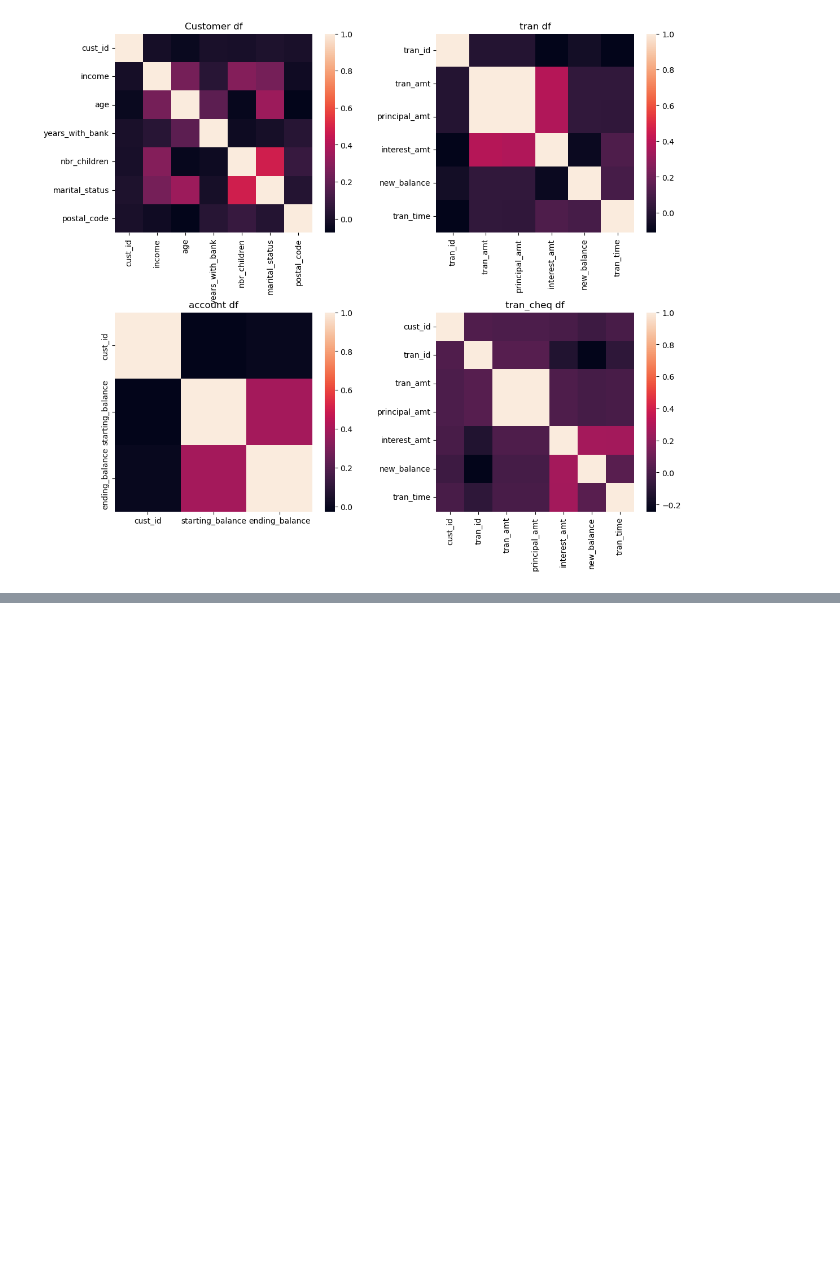
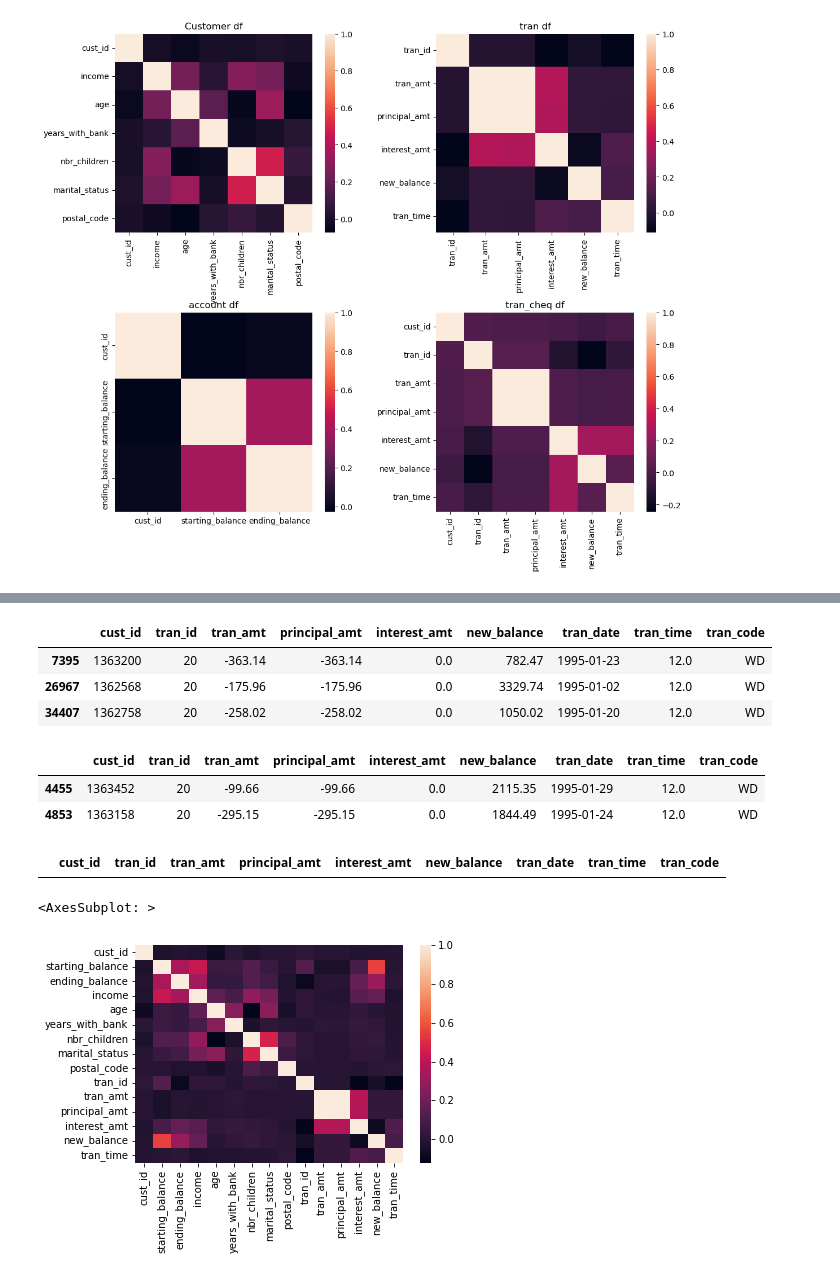
Before and after one commit to Malcolm-Q/mini-project-III, a Jupyter notebook: 2-EDA.ipynb, the cells around one changed output, grey strips where cells are left out. Drawn from its saved outputs; the diff is of its cells as text; code cells hidden in the pictures; blank space fills up the shorter version.

```diff
--- a/2-EDA.ipynb
+++ b/2-EDA.ipynb
@@ -65,0 +129,3 @@ plt.subplots_adjust(hspace=0.4, wspace=0.3)
+# %%
+main_3_df = acc_cust_combo.merge(tran, how='outer', on='acct_nbr')
+main_3_df
@@ -65,0 +178,22 @@ plt.subplots_adjust(hspace=0.4, wspace=0.3)
+# %%
+tran_cheq[(tran_cheq['tran_id'] == 20) & (tran_cheq['tran_code'] == 'WD') & (tran_cheq['tran_time']== 12.0)]
+# %% [output]
+|  | cust_id | tran_id | tran_amt | principal_amt | interest_amt | new_balance | tran_date | tran_time | tran_code |
+| 7395 | 1363200 | 20 | -363.14 | -363.14 | 0.0 | 782.47 | 1995-01-23 | 12.0 | WD |
+| 26967 | 1362568 | 20 | -175.96 | -175.96 | 0.0 | 3329.74 | 1995-01-02 | 12.0 | WD |
+| 34407 | 1362758 | 20 | -258.02 | -258.02 | 0.0 | 1050.02 | 1995-01-20 | 12.0 | WD |
+# %%
+tran_save[(tran_save['tran_id'] == 20) & (tran_save['tran_code'] == 'WD') & (tran_save['tran_time']== 12.0)]
+# %% [output]
+|  | cust_id | tran_id | tran_amt | principal_amt | interest_amt | new_balance | tran_date | tran_time | tran_code |
+| 4455 | 1363452 | 20 | -99.66 | -99.66 | 0.0 | 2115.35 | 1995-01-29 | 12.0 | WD |
+| 4853 | 1363158 | 20 | -295.15 | -295.15 | 0.0 | 1844.49 | 1995-01-24 | 12.0 | WD |
+# %%
+tran_cred[(tran_cred['tran_id'] == 20) & (tran_cred['tran_code'] == 'WD') & (tran_cred['tran_time']== 12.0)]
+# %% [output]
+|  | cust_id | tran_id | tran_amt | principal_amt | interest_amt | new_balance | tran_date | tran_time | tran_code |
+# %%
+sns.heatmap(main_3_df.corr())
+# %% [output]
+<AxesSubplot: >
+[figure, added]
```
Also changed, not shown: parts of 24 cells of this notebook.
